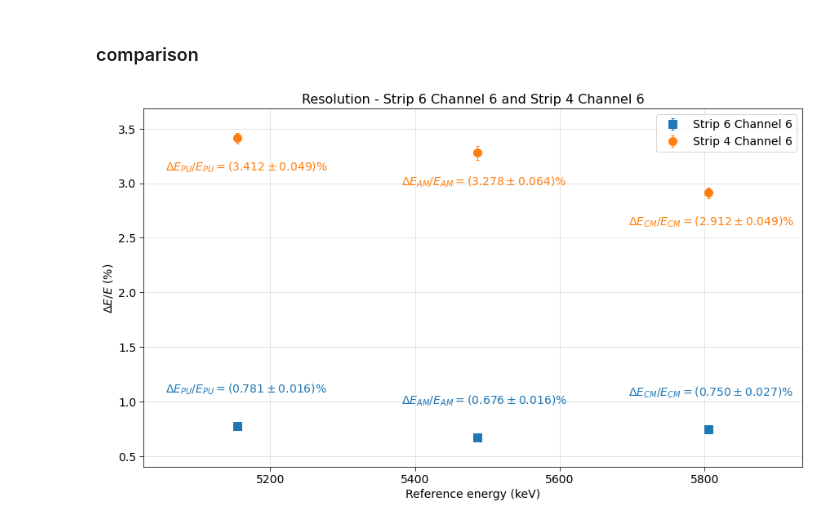
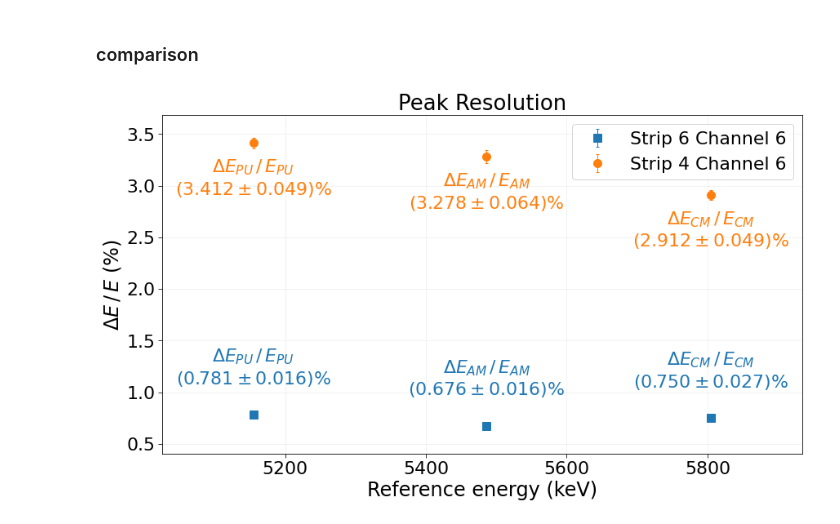
Before and after one commit to niklai99/advanced-laboratory, a Jupyter notebook: calib.ipynb, the cells around one changed output. Saved outputs shown, nothing was run; the diff lists cells and outputs as text; code cells hidden in the pictures.

```diff
--- a/calib.ipynb
+++ b/calib.ipynb
@@ -70,7 +70,7 @@ E_MIN = 3000
 E_MAX = 4000
 
 # plot stuff
-FONTSIZE = 14
+FONTSIZE = 22
 
 # save figure flag
 SAVE_FIG = True
@@ -823,8 +825,8 @@ plt.show()
 [figure]
 # %%
 # resolution of the peaks
-resolution_good     = compute_resolution(means, sigmas)
-resolution_good_err = compute_res_error(means, sigmas, err_means, err_sigmas)
+resolution_good     = compute_resolution(means_1, sigmas_1)
+resolution_good_err = compute_res_error(means_1, sigmas_1, err_means_1, err_sigmas_1)
 
 for i, e in enumerate(true_means):
     print(f"{e:.0f} keV: {resolution_good[i]:.5f} +/- {resolution_good_err[i]:.5f}")
@@ -837,12 +839,12 @@ for i, e in enumerate(true_means):
 
 We choose Strip 5 (encoded in Strip 4 starting from 0) Channel 6
 # %%
-strip   = STRIP_5_ID
-channel = 6
+strip_2   = STRIP_5_ID
+channel_2 = 6
 
-emin = 3200
-emax = 4000
+emin_2 = 3200
+emax_2 = 4000
 
-df_calib = filter_energy(df.loc[((df["strip"] == strip) & (df["strip_ch"] == channel)), ],  emin, emax)
+df_calib_2 = filter_energy(df.loc[((df["strip"] == strip_2) & (df["strip_ch"] == channel_2)), ],  emin_2, emax_2)
 # %%
 # number of entries in the selected strip and channel
@@ -1090,8 +1101,8 @@ plt.show()
 [figure]
 # %%
 # resolution of the peaks
-resolution_bad    = compute_resolution(means, sigmas)
-resolution_bad_err = compute_res_error(means, sigmas, err_means, err_sigmas)
+resolution_bad    = compute_resolution(means_2, sigmas_2)
+resolution_bad_err = compute_res_error(means_2, sigmas_2, err_means_2, err_sigmas_2)
 
 for i, e in enumerate(true_means):
     print(f"{e:.0f} keV: {resolution_bad[i]:.5f} +/- {resolution_bad_err[i]:.5f}")
@@ -1105,7 +1116,7 @@ for i, e in enumerate(true_means):
 fig = plt.figure(figsize=(12,7), constrained_layout=True)
 
 ax = fig.add_subplot(111)
-ax.grid(color="black", alpha=0.1, linestyle="solid", linewidth=1)
+ax.grid(color="grey", alpha=0.1, linestyle="solid", linewidth=1)
 
 ax.errorbar(
     x          = true_means,
@@ -1136,8 +1147,8 @@ ax.legend(loc="upper right", fontsize=FONTSIZE)
 ax = customize_plot(
     ax=ax,
     fontsize = FONTSIZE,
-    title    = "Resolution - Strip 6 Channel 6 and Strip 4 Channel 6",
-    ylabel   = "$\Delta E / E$ (%)",
+    title    = "Peak Resolution",
+    ylabel   = "$\Delta E\,/\,E$ (%)",
     xlabel   = "Reference energy (keV)",
     xleft    = true_means.min() - (true_means.max()-true_means.min())*0.2,
     xright   = true_means.max() + (true_means.max()-true_means.min())*0.2,
@@ -1146,57 +1157,63 @@ ax = customize_plot(
 )
 
 ax.text(
-    true_means[0] - 100,
-    resolution_bad[0]*1e2 - 0.3,
-    "$\Delta E_{PU} /  E_{PU} = (%.3f \pm %.3f)$%%" % (resolution_bad[0]*1e2, resolution_bad_err[0]*1e2),
+    true_means[0],
+    resolution_bad[0]*1e2 - 0.5,
+    "$\Delta E_{PU} \,/\,  E_{PU}$\n$(%.3f \pm %.3f)$%%" % (resolution_bad[0]*1e2, resolution_bad_err[0]*1e2),
     transform = ax.transData,
     fontsize  = FONTSIZE,
-    color     = "tab:orange"
+    color     = "tab:orange",
+    horizontalalignment = "center"
 )
 ax.text(
-    true_means[1] - 105,
-    resolution_bad[1]*1e2 - 0.3,
-    "$\Delta E_{AM} /  E_{AM} = (%.3f \pm %.3f)$%%" % (resolution_bad[1]*1e2, resolution_bad_err[1]*1e2),
+    true_means[1],
+    resolution_bad[1]*1e2 - 0.5,
+    "$\Delta E_{AM} \,/\,  E_{AM}$\n$(%.3f \pm %.3f)$%%" % (resolution_bad[1]*1e2, resolution_bad_err[1]*1e2),
     transform = ax.transData,
     fontsize  = FONTSIZE,
-    color     = "tab:orange"
+    color     = "tab:orange",
+    horizontalalignment = "center"
 )
 ax.text(
-    true_means[2] - 110,
-    resolution_bad[2]*1e2 - 0.3,
-    "$\Delta E_{CM} /  E_{CM} = (%.3f \pm %.3f)$%%" % (resolution_bad[2]*1e2, resolution_bad_err[2]*1e2),
+    true_means[2],
+    resolution_bad[2]*1e2 - 0.5,
+    "$\Delta E_{CM} \,/\,  E_{CM}$\n$(%.3f \pm %.3f)$%%" % (resolution_bad[2]*1e2, resolution_bad_err[2]*1e2),
     transform = ax.transData,
     fontsize  = FONTSIZE,
-    color     = "tab:orange"
+    color     = "tab:orange",
+    horizontalalignment = "center"
 )
 ax.text(
-    true_means[0] - 100,
+    true_means[0],
     resolution_good[0]*1e2 + 0.3,
-    "$\Delta E_{PU} /  E_{PU} = (%.3f \pm %.3f)$%%" % (resolution_good[0]*1e2, resolution_good_err[0]*1e2),
+    "$\Delta E_{PU} \,/\,  E_{PU}$\n$(%.3f \pm %.3f)$%%" % (resolution_good[0]*1e2, resolution_good_err[0]*1e2),
     transform = ax.transData,
     fontsize  = FONTSIZE,
-    color     = "tab:blue"
+    color     = "tab:blue",
+    horizontalalignment = "center"
 )
 ax.text(
-    true_means[1] - 105,
+    true_means[1],
     resolution_good[1]*1e2 + 0.3,
-    "$\Delta E_{AM} /  E_{AM} = (%.3f \pm %.3f)$%%" % (resolution_good[1]*1e2, resolution_good_err[1]*1e2),
+    "$\Delta E_{AM} \,/\,  E_{AM}$\n$(%.3f \pm %.3f)$%%" % (resolution_good[1]*1e2, resolution_good_err[1]*1e2),
     transform = ax.transData,
     fontsize  = FONTSIZE,
-    color     = "tab:blue"
+    color     = "tab:blue",
+    horizontalalignment = "center"
 )
 ax.text(
-    true_means[2] - 110,
+    true_means[2],
     resolution_good[2]*1e2 + 0.3,
-    "$\Delta E_{CM} /  E_{CM} = (%.3f \pm %.3f)$%%" % (resolution_good[2]*1e2, resolution_good_err[2]*1e2),
+    "$\Delta E_{CM} \,/\,  E_{CM}$\n$(%.3f \pm %.3f)$%%" % (resolution_good[2]*1e2, resolution_good_err[2]*1e2),
     transform = ax.transData,
     fontsize  = FONTSIZE,
-    color     = "tab:blue"
+    color     = "tab:blue",
+    horizontalalignment = "center"
 )
 
 if SAVE_FIG:
     fig.savefig(f"{COMP_PLOT_PATH}/comp-resolution.pdf", dpi=300, facecolor="white")
 
 plt.show()
 # %% [output]
-[figure, old version]
+[figure, new version]
```
Also changed, not shown: parts of 12 cells of this notebook, 8 other files.
